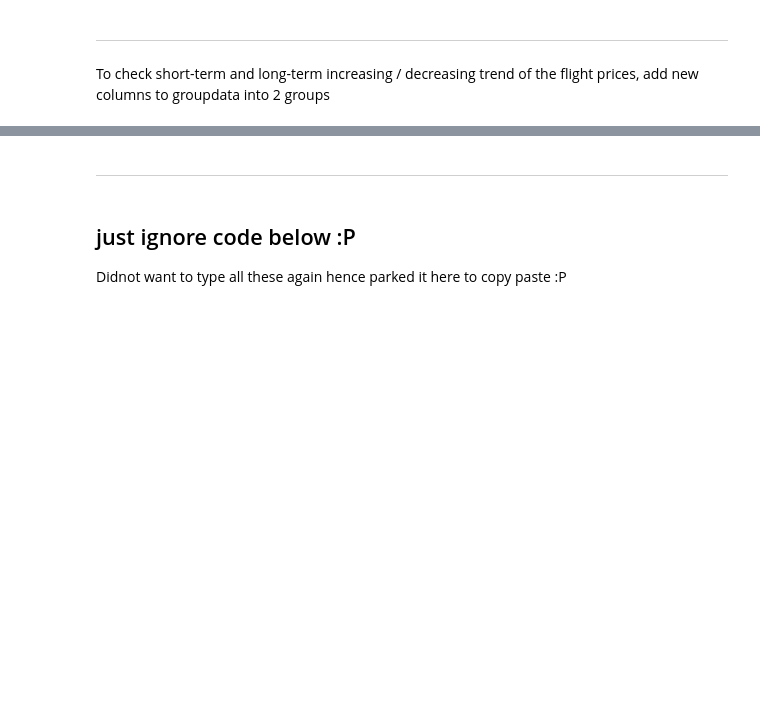
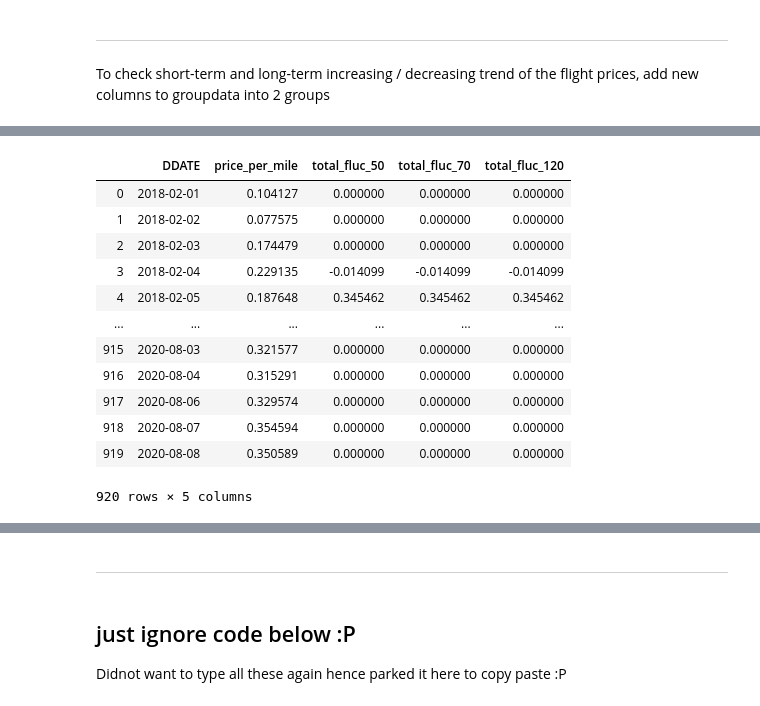
Before and after one commit to raghavsood35/capstone_ql2_software, a Jupyter notebook: Jupyter Scripts/airfare_FeatureExtraction_v2.ipynb, the cells around one changed output, grey strips where cells are left out. Drawn from its saved outputs; the diff is of its cells as text; code cells hidden in the pictures; blank space fills up the shorter version.

```diff
--- a/Jupyter Scripts/airfare_FeatureExtraction_v2.ipynb
+++ b/Jupyter Scripts/airfare_FeatureExtraction_v2.ipynb
@@ -192,0 +253,17 @@ df_final[df_final["DDATE"]=='2018-06-13']
+# %%
+df_final=df_final.reset_index(drop=True)
+df_final
+# %% [output]
+|  | DDATE | price_per_mile | total_fluc_50 | total_fluc_70 | total_fluc_120 |
+| 0 | 2018-02-01 | 0.104127 | 0.000000 | 0.000000 | 0.000000 |
+| 1 | 2018-02-02 | 0.077575 | 0.000000 | 0.000000 | 0.000000 |
+| 2 | 2018-02-03 | 0.174479 | 0.000000 | 0.000000 | 0.000000 |
+| 3 | 2018-02-04 | 0.229135 | -0.014099 | -0.014099 | -0.014099 |
+| 4 | 2018-02-05 | 0.187648 | 0.345462 | 0.345462 | 0.345462 |
+| ... | ... | ... | ... | ... | ... |
+| 915 | 2020-08-03 | 0.321577 | 0.000000 | 0.000000 | 0.000000 |
+| 916 | 2020-08-04 | 0.315291 | 0.000000 | 0.000000 | 0.000000 |
+| 917 | 2020-08-06 | 0.329574 | 0.000000 | 0.000000 | 0.000000 |
+| 918 | 2020-08-07 | 0.354594 | 0.000000 | 0.000000 | 0.000000 |
+| 919 | 2020-08-08 | 0.350589 | 0.000000 | 0.000000 | 0.000000 |
+920 rows × 5 columns
```
Also changed, not shown: parts of 28 cells of this notebook.
